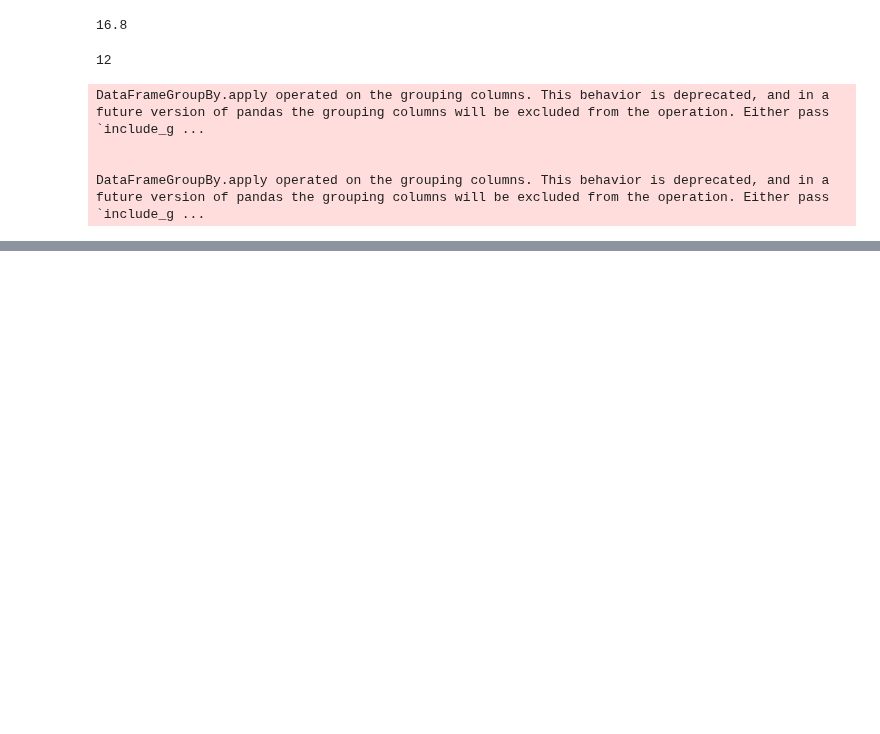
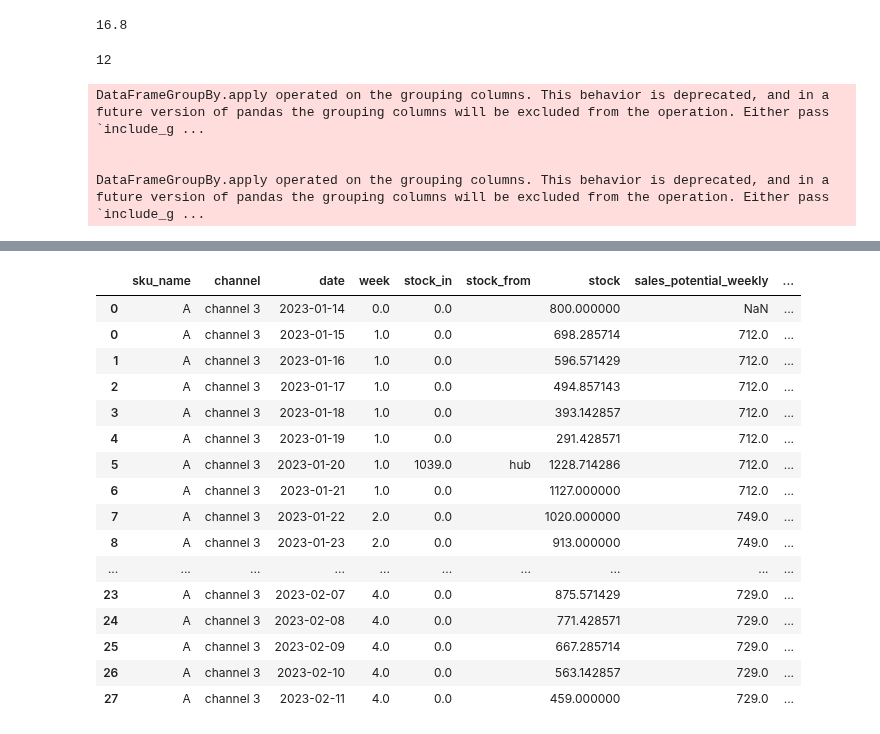
Before and after one commit to AllenArtefacter/supply-chain-planning, a Jupyter notebook: demo/Estee/notebooks/workplace.ipynb, the cells around one changed output, grey strips where cells are left out. Saved outputs shown, nothing was run; the diff lists cells and outputs as text; code cells hidden in the pictures; blank space fills up the shorter version.

```diff
--- a/demo/Estee/notebooks/workplace.ipynb
+++ b/demo/Estee/notebooks/workplace.ipynb
@@ -258,0 +480,21 @@ with open('tmp.xlsx', 'wb') as f:
+# %%
+df_allocation_selected = df_allocation.query(f"sku_name == 'A' & channel == 'channel 3'")
+df_allocation_selected
+# %% [output]
+|  | sku_name | channel | date | week | stock_in | stock_from | stock | sales_potential_weekly | ... |
+| 0 | A | channel 3 | 2023-01-14 | 0.0 | 0.0 |  | 800.000000 | NaN | ... |
+| 0 | A | channel 3 | 2023-01-15 | 1.0 | 0.0 |  | 698.285714 | 712.0 | ... |
+| 1 | A | channel 3 | 2023-01-16 | 1.0 | 0.0 |  | 596.571429 | 712.0 | ... |
+| 2 | A | channel 3 | 2023-01-17 | 1.0 | 0.0 |  | 494.857143 | 712.0 | ... |
+| 3 | A | channel 3 | 2023-01-18 | 1.0 | 0.0 |  | 393.142857 | 712.0 | ... |
+| 4 | A | channel 3 | 2023-01-19 | 1.0 | 0.0 |  | 291.428571 | 712.0 | ... |
+| 5 | A | channel 3 | 2023-01-20 | 1.0 | 1039.0 | hub | 1228.714286 | 712.0 | ... |
+| 6 | A | channel 3 | 2023-01-21 | 1.0 | 0.0 |  | 1127.000000 | 712.0 | ... |
+| 7 | A | channel 3 | 2023-01-22 | 2.0 | 0.0 |  | 1020.000000 | 749.0 | ... |
+| 8 | A | channel 3 | 2023-01-23 | 2.0 | 0.0 |  | 913.000000 | 749.0 | ... |
+| ... | ... | ... | ... | ... | ... | ... | ... | ... | ... |
+| 23 | A | channel 3 | 2023-02-07 | 4.0 | 0.0 |  | 875.571429 | 729.0 | ... |
+| 24 | A | channel 3 | 2023-02-08 | 4.0 | 0.0 |  | 771.428571 | 729.0 | ... |
+| 25 | A | channel 3 | 2023-02-09 | 4.0 | 0.0 |  | 667.285714 | 729.0 | ... |
+| 26 | A | channel 3 | 2023-02-10 | 4.0 | 0.0 |  | 563.142857 | 729.0 | ... |
+| 27 | A | channel 3 | 2023-02-11 | 4.0 | 0.0 |  | 459.000000 | 729.0 | ... |
```
Also changed, not shown: parts of 13 cells of this notebook, 15 other files.
